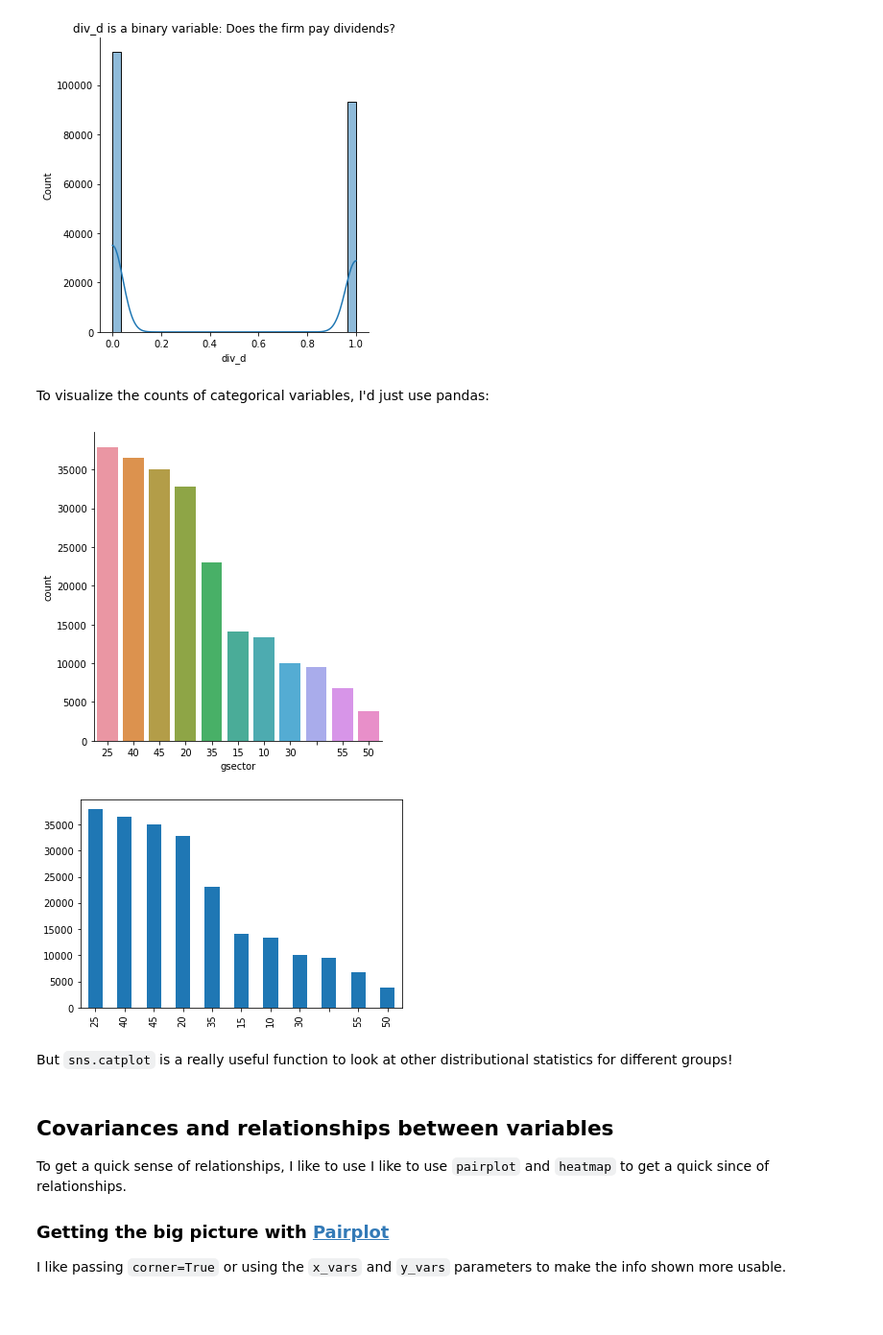
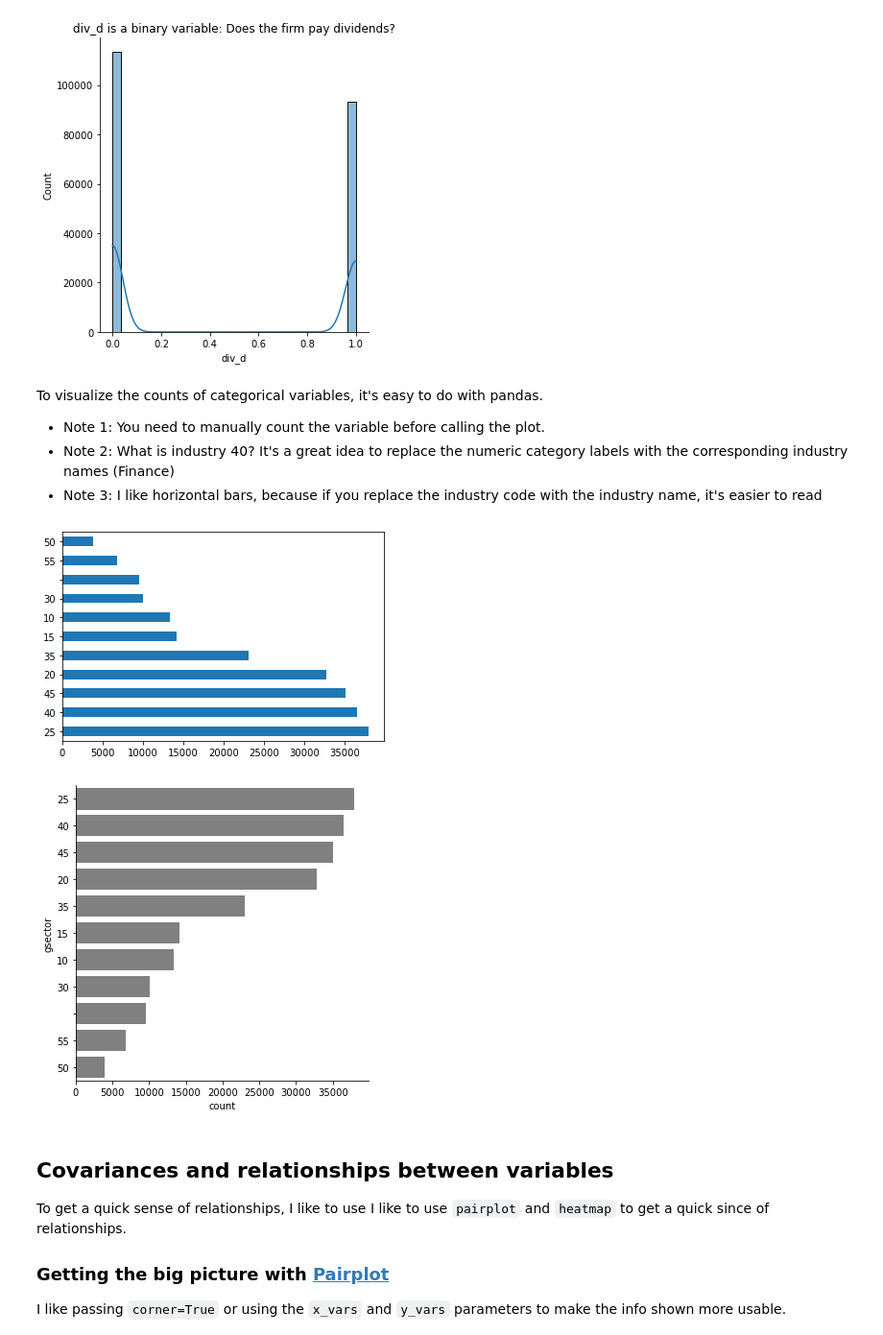
Before and after one commit to yonboyjohnjoy/ledatascifi-2022, a Jupyter notebook: content/03/04e-visualEDA.ipynb, the cells around one changed output. Shown at 96% size. Cells and saved outputs as stored; diff of their text form; code cells hidden in the pictures; blank space fills up the shorter version.

```diff
--- a/content/03/04e-visualEDA.ipynb
+++ b/content/03/04e-visualEDA.ipynb
@@ -146,24 +160,31 @@ sns.displot(data = ccm,
 plt.show()
 # %% [output]
 [figure]
-# %% [markdown]
-To visualize the counts of categorical variables, I'd just use pandas:
+# %% [markdown]
+To visualize the counts of categorical variables, it's easy to do with pandas.
+- Note 1: You need to manually count the variable before calling the plot.
+- Note 2: What is industry 40? It's a great idea to replace the numeric category labels with the corresponding industry names (Finance)
+- Note 3: I like horizontal bars, because if you replace the industry code with the industry name, it's easier to read
+# %%
+# pandas built in plot
+ccm['gsector'].value_counts().plot(kind='barh')
+plt.show()
+# %% [output]
+[figure, added]
 # %%
 # sns.catplot is powerful, but it's overkill for a categorical count
 sns.catplot(data=ccm,
-            x='gsector',
+            y='gsector',
             kind='count',
+            # sns wants to use all diff colors, which is distracting
+            # on this particular graph with no value.
+            # so I force all colors to grey by adding this:
+            color = 'grey',
+            # to sort the categories, need to tell sns the order to sort:
             order = ccm['gsector'].value_counts().index)
 plt.show()
-
-# pandas built in plot is much easier:
-ccm['gsector'].value_counts().plot(kind='bar')
-plt.show()
 # %% [output]
-[figure, old version]
+[figure, new version]
-[figure, removed]
-# %% [markdown]
-But `sns.catplot` is a really useful function to look at other distributional statistics for different groups!
 # %% [markdown]
 ## Covariances and relationships between variables
 
```
Also changed, not shown: parts of 18 cells of this notebook.
